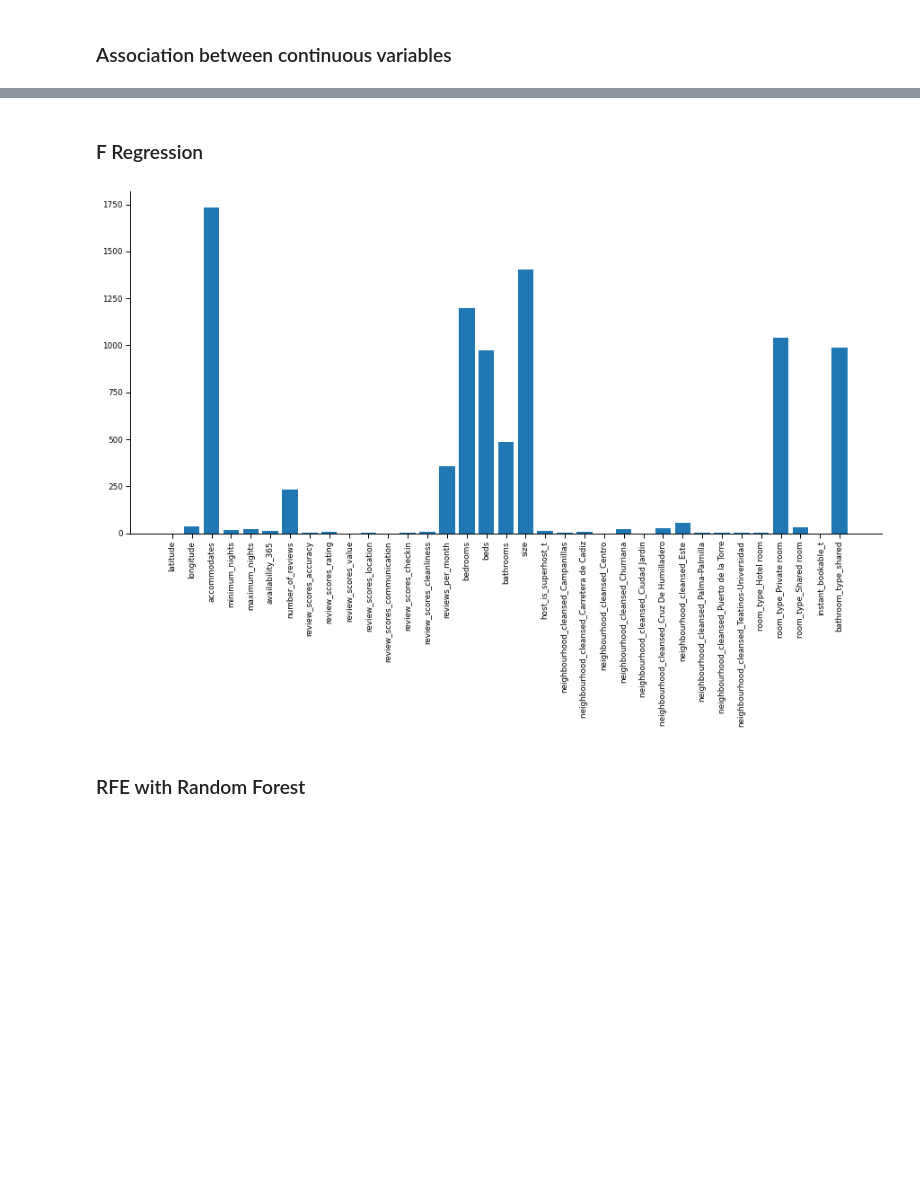
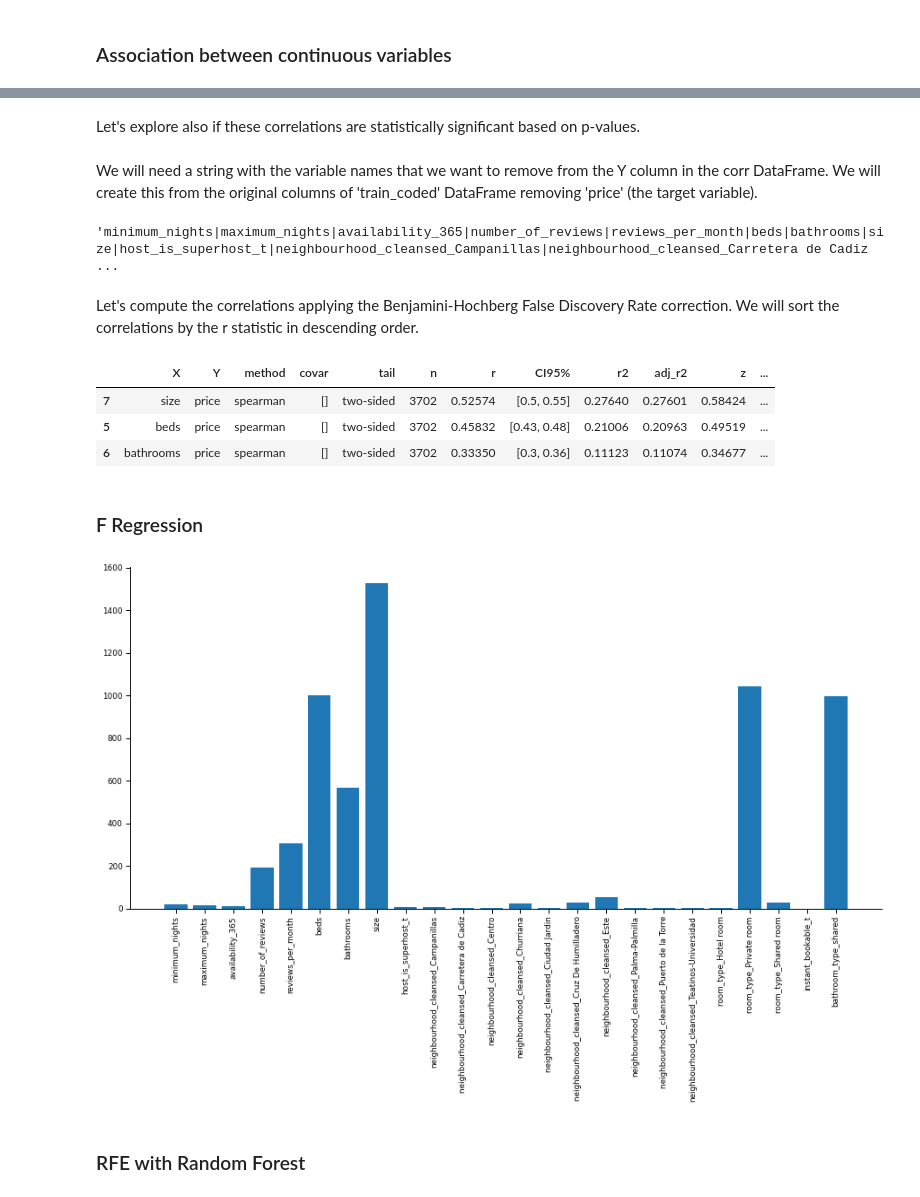
Before and after one commit to sbmoyano/data_science_projects, a Jupyter notebook: Airbnb_Malaga_correlation_regression/airbnb_malaga_supervised_learning_regression.ipynb, the cells around one changed output, grey strips where cells are left out. Cells and saved outputs as stored; diff of their text form; code cells hidden in the pictures; blank space fills up the shorter version.

```diff
--- a/Airbnb_Malaga_correlation_regression/airbnb_malaga_supervised_learning_regression.ipynb
+++ b/Airbnb_Malaga_correlation_regression/airbnb_malaga_supervised_learning_regression.ipynb
@@ -967,0 +1011,6 @@ display(train_X)
+# %%
+train_X_VIF = train_X.drop(columns=['latitude', 'review_scores_rating', 'review_scores_checkin', 'review_scores_accuracy',
+                                    'review_scores_location', 'review_scores_communication', 'review_scores_cleanliness',
+                                    'review_scores_value', 'longitude', 'accommodates', 'bedrooms'])
+VIF = compute_vif(train_X_VIF).sort_values(by='VIF', ascending=False)
+display(VIF)
@@ -968,2 +1035,4 @@ display(train_X)
+# %%
+train_X = train_X_VIF
 # %% [markdown]
 # Feature Selection among continuous variables and dummy coded categorical variables
@@ -1050,0 +1116,2 @@ heatmap.set_title('Triangle Correlation Heatmap', fontdict={'fontsize':3}, pad=1
+# %% [markdown]
+Let's explore also if these correlations are statistically significant based on p-values.
@@ -1051,31 +1186,51 @@ heatmap.set_title('Triangle Correlation Heatmap', fontdict={'fontsize':3}, pad=1
+# %% [markdown]
+We will need a string with the variable names that we want to remove from the Y column in the corr DataFrame. We will create this from the original columns of 'train_coded' DataFrame removing 'price' (the target variable).
+# %%
+cols = train_coded.columns.tolist()[:-1]
+cols_str = ''.join('|'.join(cols))
+cols_str
+# %% [output]
+'minimum_nights|maximum_nights|availability_365|number_of_reviews|reviews_per_month|beds|bathrooms|size|host_is_superhost_t|neighbourhood_cleansed_Campanillas|neighbourhood_cleansed_Carretera de Cadiz ...
+# %% [markdown]
+Let's compute the correlations applying the Benjamini-Hochberg False Discovery Rate correction. We will sort the correlations by the r statistic in descending order.
+# %%
+corr = correlations(train_coded, train_coded.columns.tolist(), 'two-sided', 'fdr_bh', 'spearman',
+                    [], 'None', cols_str).sort_values(by='r', ascending=False)
+
+corr[corr['r'] > .20]
+# %% [output]
+|  | X | Y | method | covar | tail | n | r | CI95% | r2 | adj_r2 | z | ... |
+| 7 | size | price | spearman | [] | two-sided | 3702 | 0.52574 | [0.5, 0.55] | 0.27640 | 0.27601 | 0.58424 | ... |
+| 5 | beds | price | spearman | [] | two-sided | 3702 | 0.45832 | [0.43, 0.48] | 0.21006 | 0.20963 | 0.49519 | ... |
+| 6 | bathrooms | price | spearman | [] | two-sided | 3702 | 0.33350 | [0.3, 0.36] | 0.11123 | 0.11074 | 0.34677 | ... |
 # %% [markdown]
 ### F Regression
 # %%
 from sklearn.feature_selection import SelectKBest
 from sklearn.feature_selection import f_regression
 
 fs = SelectKBest(score_func=f_regression, k=10)
 # learn relationship from training data
 fs.fit(train_X, train_y)
 # transform train input data
 X_train_fs = fs.transform(train_X)
 # transform test input data
 #X_test_fs = fs.transform(test_X)
 
 # ticks names and order
 tick_names = train_X.columns.tolist()
-tick_pos = np.arange(len(ticks_names))
+tick_pos = np.arange(len(tick_names))
 
 fig, ax = plt.subplots(figsize=(15, 7))
 #for i in range(len(fs.scores_)):
 #    print('Feature %d: %f' % (i, fs.scores_[i]))
 # plot the scores
 plt.bar([i for i in range(len(fs.scores_))], fs.scores_)
 plt.xticks(ticks=tick_pos, labels=tick_names, rotation=90)
 sns.despine()
 plt.show()
 # %% [output]
-[figure, old version]
+[figure, new version]
 # %% [markdown]
 ### RFE with Random Forest
 # %%
```
Also changed, not shown: parts of 49 cells of this notebook, 1 other file.
